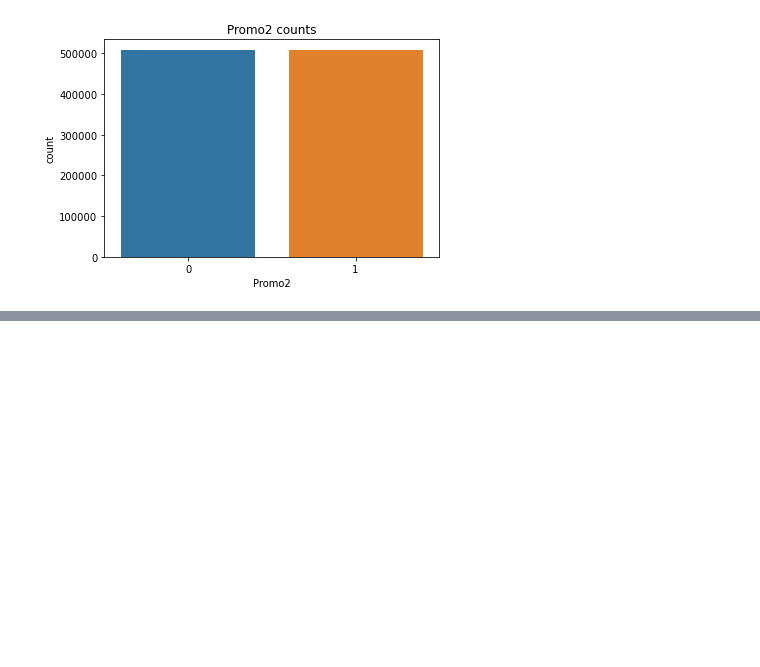
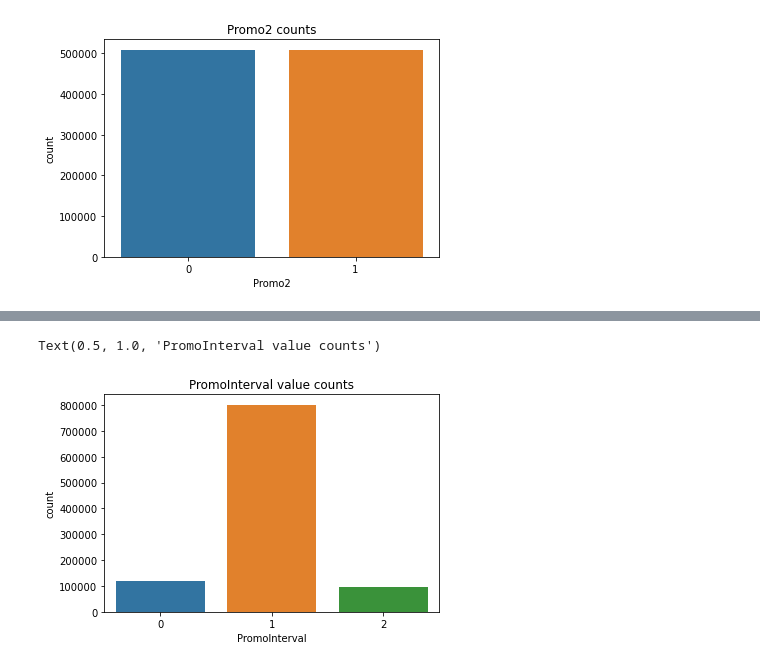
Before and after one commit to YohansSamuel/pharmaceutical_sales_prediction, a Jupyter notebook: notebooks/EDA.ipynb, the cells around one changed output, grey strips where cells are left out. Saved outputs shown, nothing was run; the diff lists cells and outputs as text; code cells hidden in the pictures; blank space fills up the shorter version.

```diff
--- a/notebooks/EDA.ipynb
+++ b/notebooks/EDA.ipynb
@@ -624,0 +631,5 @@ sns.barplot(x='Promo2', y='Customers', data=joined_train_df, ax=axis2).set_title
+# %%
+sns.countplot(x='PromoInterval', data=joined_train_df).set_title('PromoInterval value counts')
+# %% [output]
+Text(0.5, 1.0, 'PromoInterval value counts')
+[figure, added]
```
Also changed, not shown: parts of 6 cells of this notebook.
